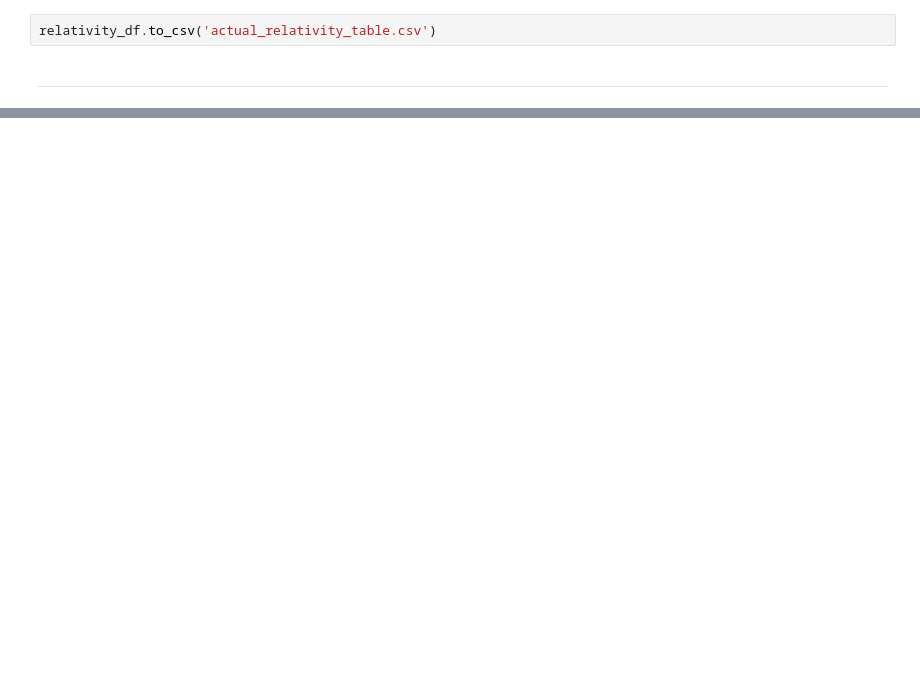
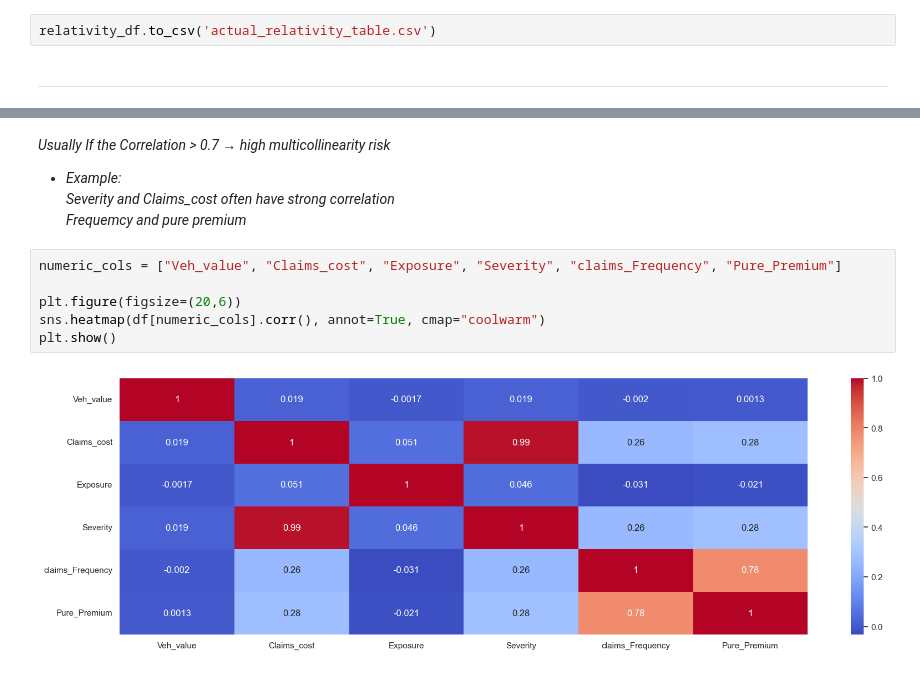
Before and after one commit to omars1234/Auto_Mobile_Inusrance_Analysis, a Jupyter notebook: Project_NoteBook.ipynb, the cells around one changed output, grey strips where cells are left out. Cells and saved outputs as stored; diff of their text form; blank space fills up the shorter version.

```diff
--- a/Project_NoteBook.ipynb
+++ b/Project_NoteBook.ipynb
@@ -888,0 +915,12 @@ relativity_df.to_csv('actual_relativity_table.csv')
+# %% [markdown]
+*Usually If the Correlation > 0.7 → high multicollinearity risk*
+
+* *Example: <br> Severity and Claims_cost often have strong correlation <br> Frequemcy and pure premium*
+# %%
+numeric_cols = ["Veh_value", "Claims_cost", "Exposure", "Severity", "claims_Frequency", "Pure_Premium"]
+
+plt.figure(figsize=(20,6))
+sns.heatmap(df[numeric_cols].corr(), annot=True, cmap="coolwarm")
+plt.show()
+# %% [output]
+[figure, added]
```
Also changed, not shown: parts of 88 cells of this notebook, 21 other files.
